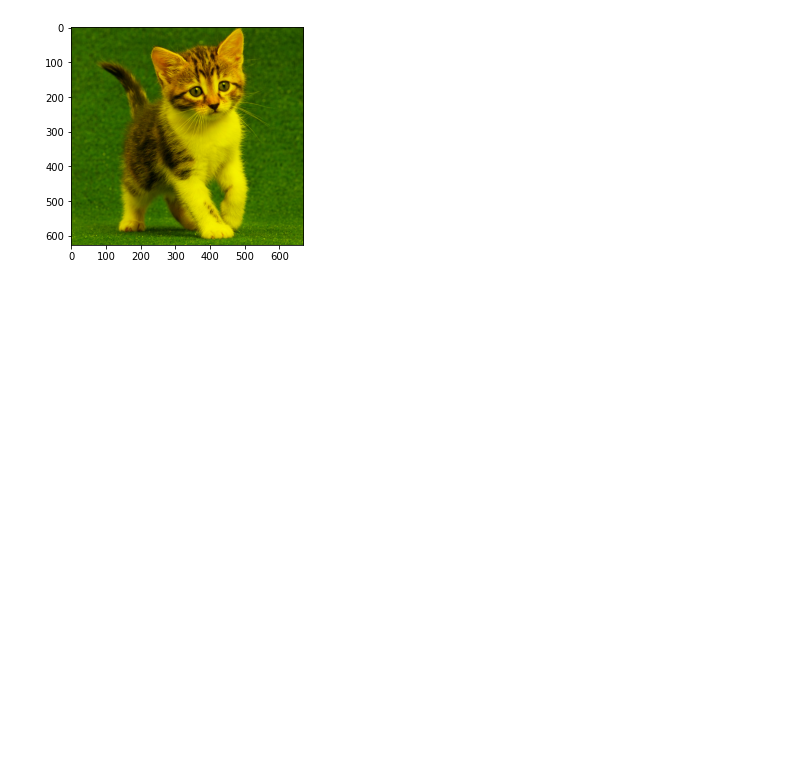
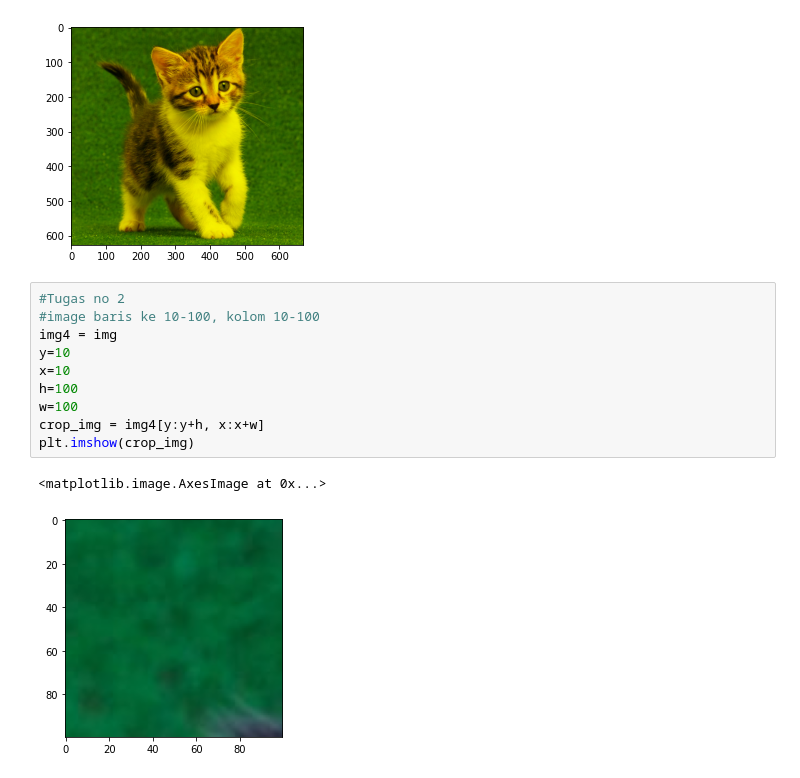
Before and after one commit to ssusanti8/PCVK_Matrikulisasi, a Jupyter notebook: jobsheet2.ipynb, the cells around one changed output. Cells and saved outputs as stored; diff of their text form; blank space fills up the shorter version.

```diff
--- a/jobsheet2.ipynb
+++ b/jobsheet2.ipynb
@@ -150,3 +150,16 @@ plt.imshow(img3)
 # %% [output]
 <matplotlib.image.AxesImage at 0x...>
 [figure]
+# %%
+#Tugas no 2
+#image baris ke 10-100, kolom 10-100
+img4 = img
+y=10
+x=10
+h=100
+w=100
+crop_img = img4[y:y+h, x:x+w]
+plt.imshow(crop_img)
+# %% [output]
+<matplotlib.image.AxesImage at 0x...>
+[figure, added]
```
Also changed, not shown: parts of 5 cells of this notebook.
